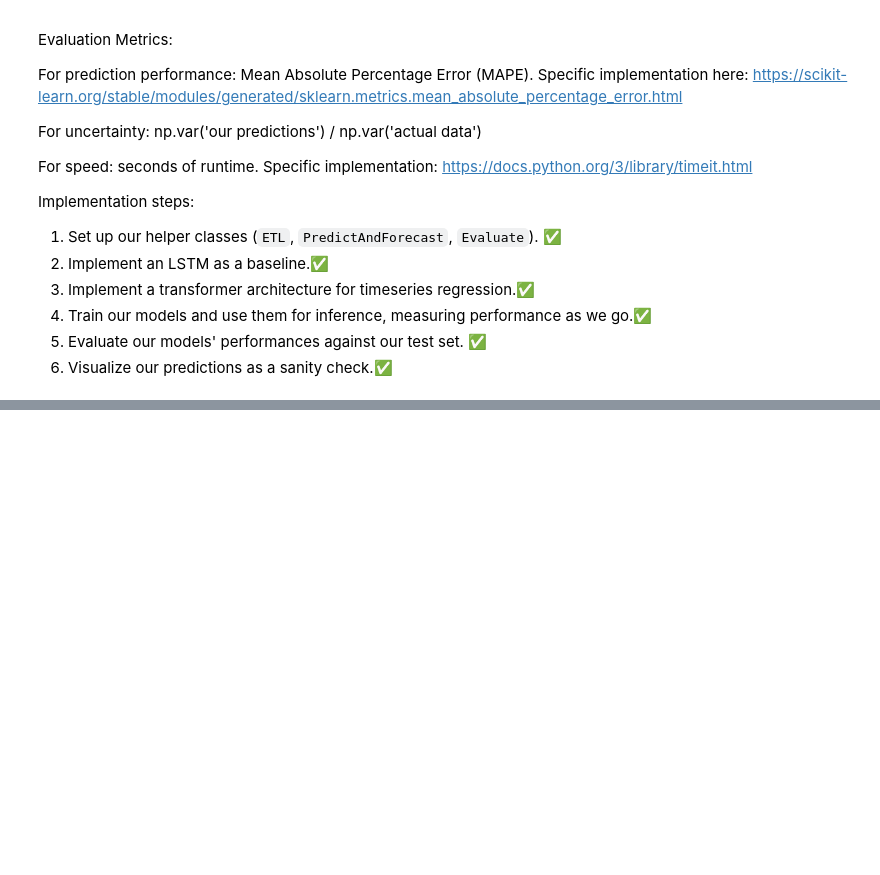
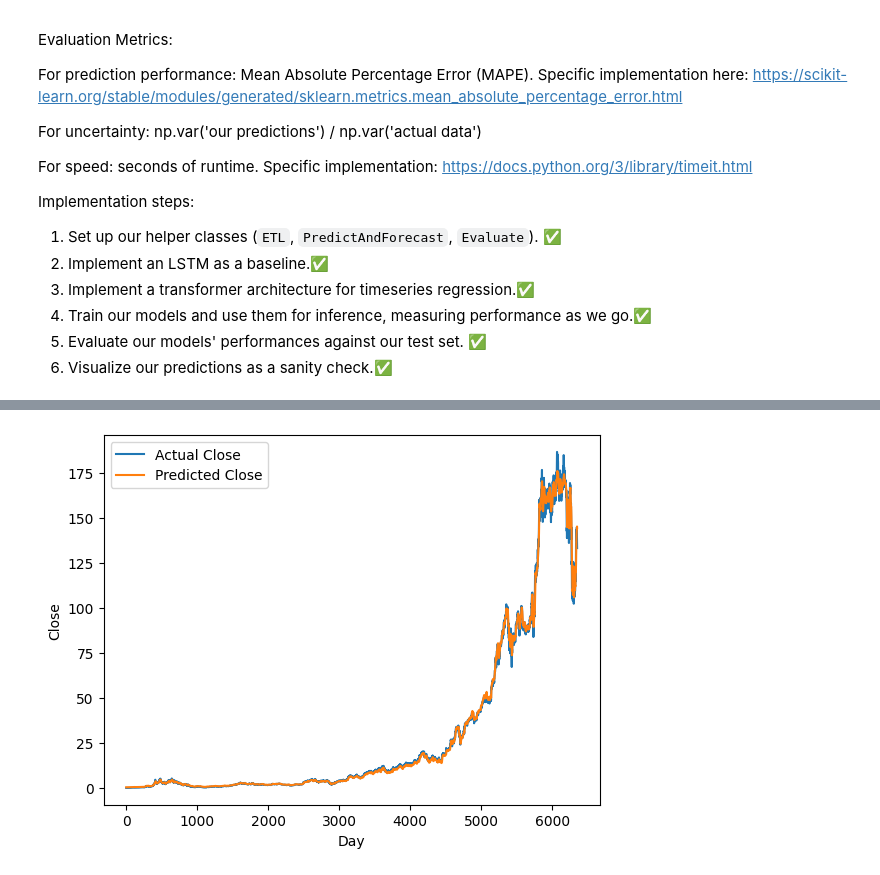
Before and after one commit to jbesoto/spy-etf-rnn-stock-predictor, a Jupyter notebook: notebooks/LSTM_torch.ipynb, the cells around one changed output, grey strips where cells are left out. Cells and saved outputs as stored; diff of their text form; code cells hidden in the pictures; blank space fills up the shorter version.

```diff
--- a/notebooks/LSTM_torch.ipynb
+++ b/notebooks/LSTM_torch.ipynb
@@ -311,0 +401,9 @@ plot_results(data.test, baseline_preds.predictions, data.df, title_suffix='LSTM'
+# %%
+plt.plot(new_y_train, label='Actual Close')
+plt.plot(train_predictions, label='Predicted Close')
+plt.xlabel('Day')
+plt.ylabel('Close')
+plt.legend()
+plt.show()
+# %% [output]
+[figure, added]
```
Also changed, not shown: parts of 48 cells of this notebook, 1 other file.
